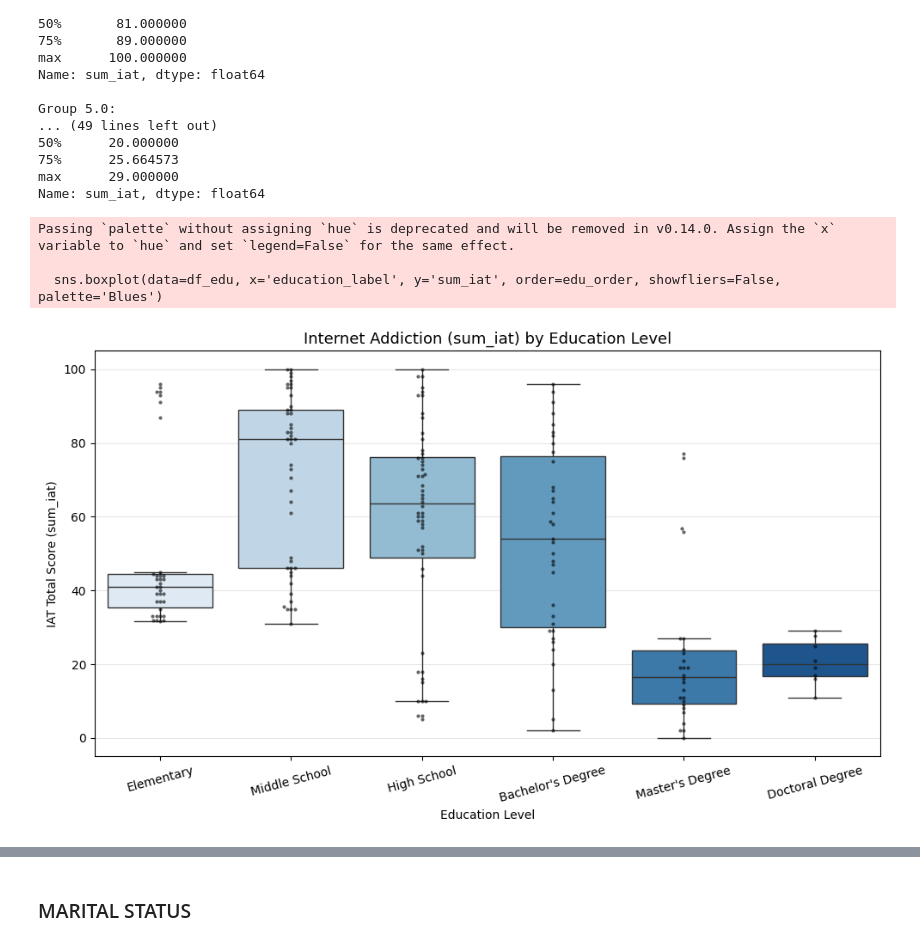
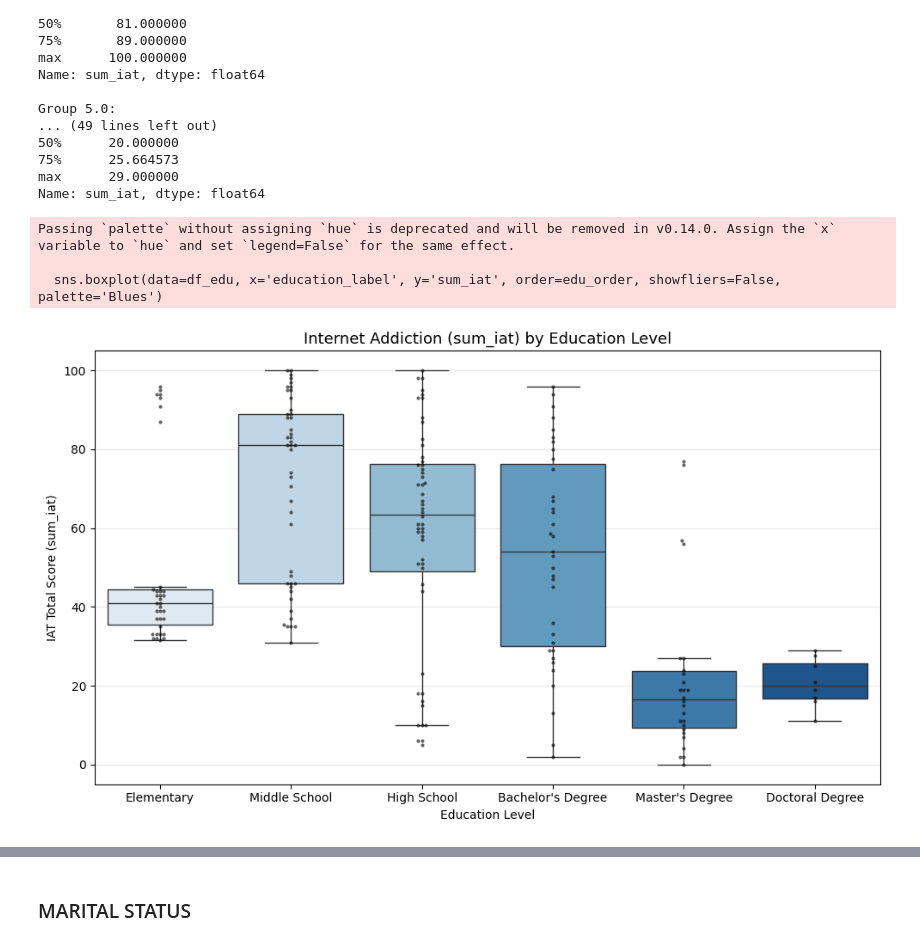
Before and after one commit to francescaius/ehealth2025_gruppo12, a Jupyter notebook: eHealthProject_20252026/dataset_analysis copy2.ipynb, the cells around one changed output, grey strips where cells are left out. Cells and saved outputs as stored; diff of their text form; code cells hidden in the pictures.

```diff
--- a/eHealthProject_20252026/dataset_analysis copy2.ipynb
+++ b/eHealthProject_20252026/dataset_analysis copy2.ipynb
@@ -467,7 +486,7 @@ https://builtin.com/data-science/shapiro-wilk-test
 results = []
 for i in range(1, 21):
     col = f'iat_{i}'
-    data = df_filtered[col].dropna()
+    data = df_filtered[col]
     stat, p = shapiro(data)
     results.append({'column': col, 'statistic': stat, 'p_value': p, 'alpha': 0.05, 'normal': p > 0.05})
 
@@ -1157,20 +1188,20 @@ Name: sum_iat, dtype: float64
 # %%
 # Boxplot
 plt.figure(figsize=(10, 6))
 sns.boxplot(data=df_edu, x='education_label', y='sum_iat', order=edu_order, showfliers=False, palette='Blues')
 sns.swarmplot(data=df_edu, x='education_label', y='sum_iat', order=edu_order, color='black', alpha=0.6, size=3)
 plt.title('Internet Addiction (sum_iat) by Education Level', fontsize=13)
 plt.xlabel('Education Level')
 plt.ylabel('IAT Total Score (sum_iat)')
-plt.xticks(rotation=15)
+#plt.xticks(rotation=15)
 plt.grid(True, axis='y', alpha=0.3)
 plt.tight_layout()
 plt.show()
 # %% [output]
 Passing `palette` without assigning `hue` is deprecated and will be removed in v0.14.0. Assign the `x` variable to `hue` and set `legend=False` for the same effect.
 
   sns.boxplot(data=df_edu, x='education_label', y='sum_iat', order=edu_order, showfliers=False, palette='Blues')
-[figure, old version]
+[figure, new version]
 # %% [markdown]
 These descriptive statistics illustrate the distribution of internet addiction scores (sum_iat) across different education levels.
 
```
Also changed, not shown: parts of 32 cells of this notebook.
